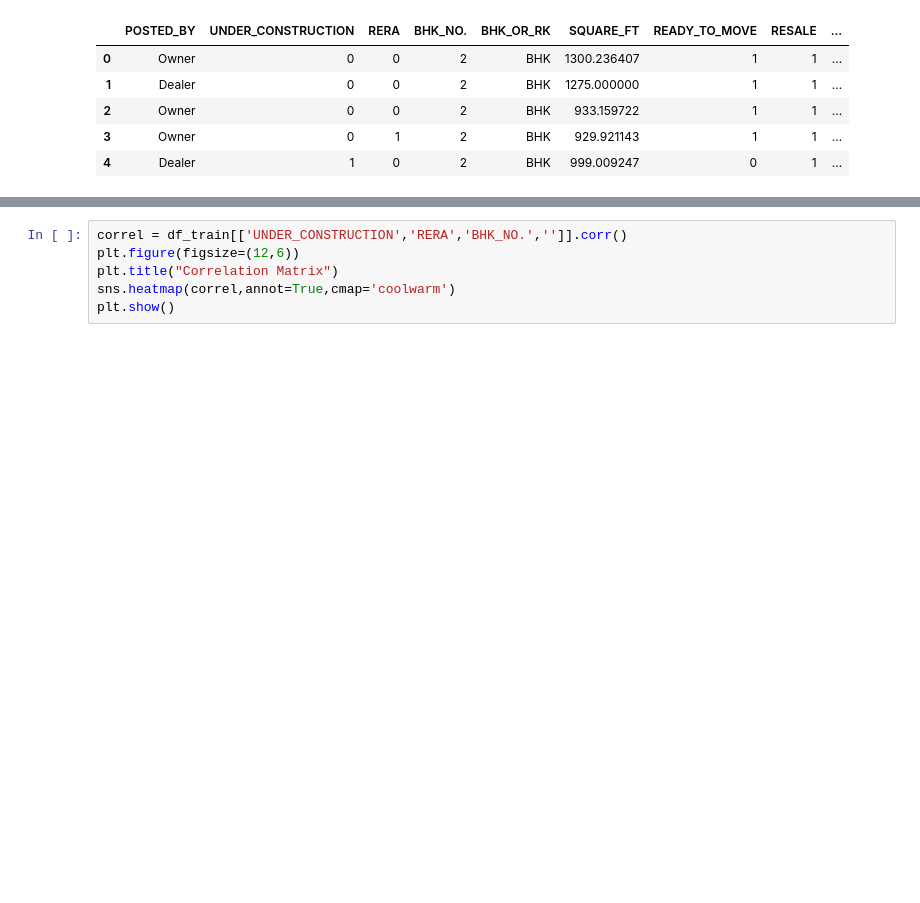
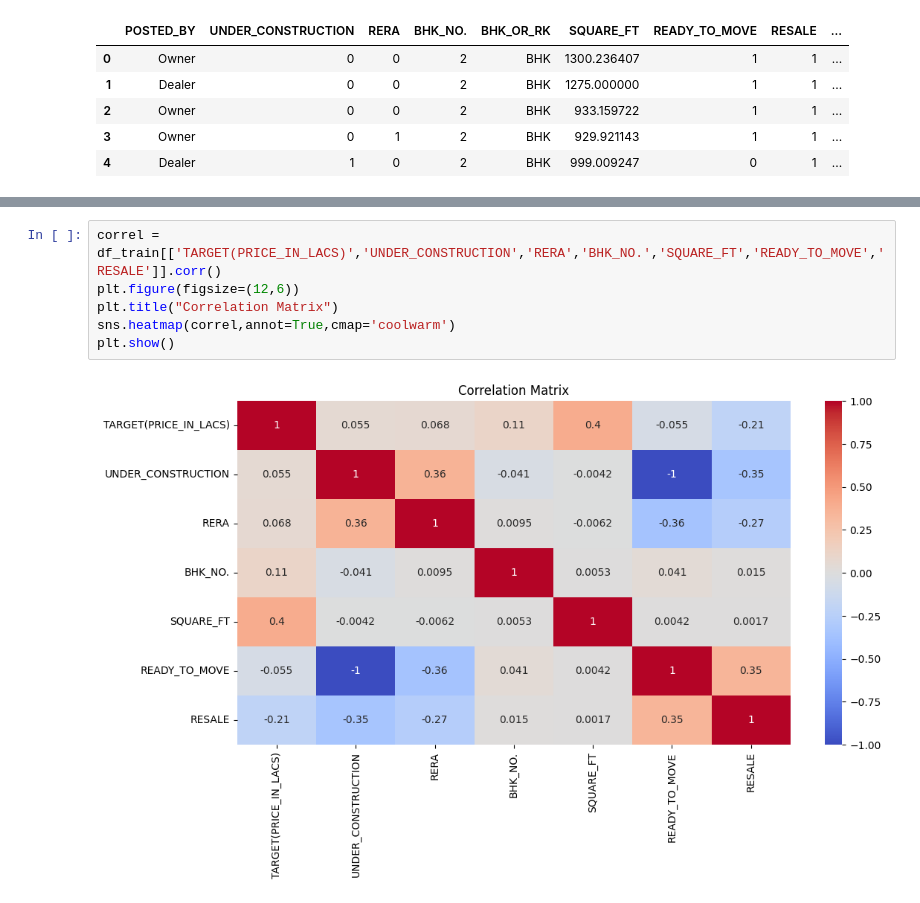
Before and after one commit to VinayakFTW/house_price_prediction, a Jupyter notebook: preprocess.ipynb, the cells around one changed output, grey strips where cells are left out. Saved outputs shown, nothing was run; the diff lists cells and outputs as text; blank space fills up the shorter version.

```diff
--- a/preprocess.ipynb
+++ b/preprocess.ipynb
@@ -16,6 +77,8 @@ df_train.head()
 # %%
-correl = df_train[['UNDER_CONSTRUCTION','RERA','BHK_NO.','']].corr()
+correl = df_train[['TARGET(PRICE_IN_LACS)','UNDER_CONSTRUCTION','RERA','BHK_NO.','SQUARE_FT','READY_TO_MOVE','RESALE']].corr()
 plt.figure(figsize=(12,6))
 plt.title("Correlation Matrix")
 sns.heatmap(correl,annot=True,cmap='coolwarm')
 plt.show()
+# %% [output]
+[figure, added]
```
Also changed, not shown: parts of 17 cells of this notebook, 3 other files.
